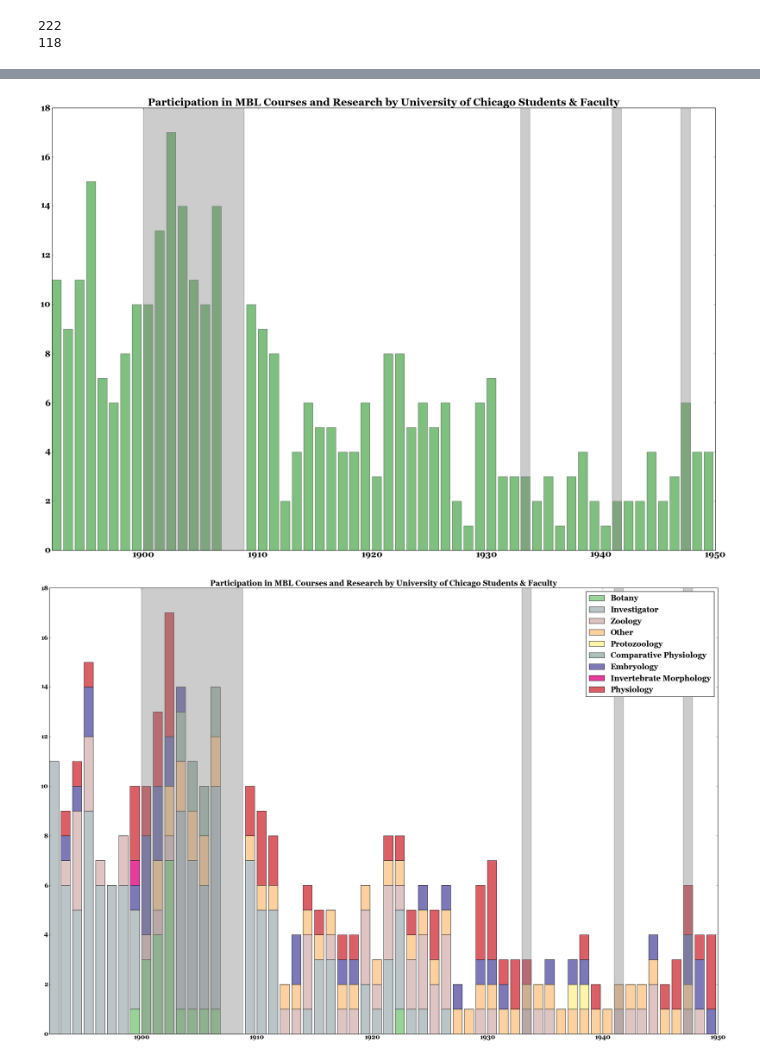
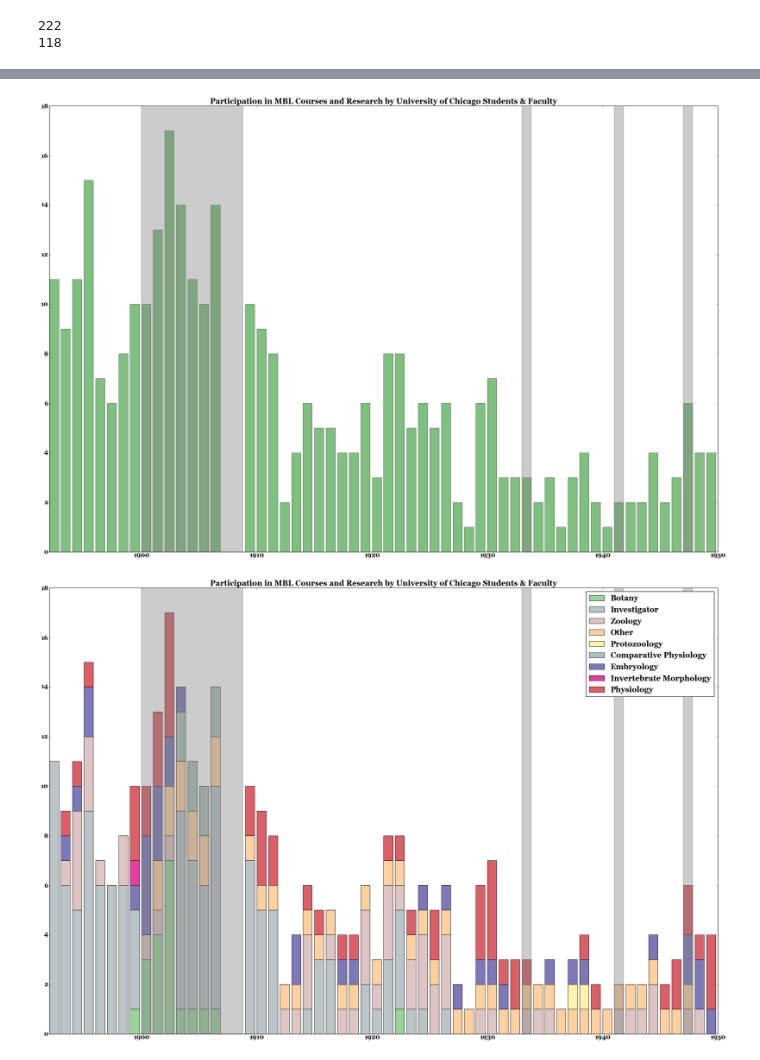
Before and after one commit to erickpeirson/MBL-course-data-visualizations, a Jupyter notebook: 2014-01-20 MBL Course Data.ipynb, the cells around one changed output, grey strips where cells are left out. Cells and saved outputs as stored; diff of their text form; code cells hidden in the pictures.

```diff
--- a/2014-01-20 MBL Course Data.ipynb
+++ b/2014-01-20 MBL Course Data.ipynb
@@ -234,30 +231,30 @@ cz = zip(np.arange(len(courses_year)), colors)
 # %%
 y_sum = np.zeros(courses_year.shape[1])
 for i in xrange(courses_year.shape[1]):
     y_sum[i] = np.sum(courses_year[:, i])
 
 fig = plt.figure(figsize=(30,20))
 
 font = {'family' : 'georgia',
         'weight' : 'bold',
-        'size'   : 22}
+        'size'   : 16}
 matplotlib.rc('font', **font)
 ax1 = plt.subplot(1, 1, 1)
 last = 0
 
 ax1.bar( range(1892,1950), y_sum, lw=1, color='green', alpha=0.5)
 
 ax1.add_patch(plt.Rectangle((1900,0), 8.8, 800, color='gray', alpha=0.4, lw=2))
 ax1.add_patch(plt.Rectangle((1933,0), 0.8, 800, color='gray', alpha=0.4, lw=2))
 ax1.add_patch(plt.Rectangle((1941,0), 0.8, 800, color='gray', alpha=0.4, lw=2))
 ax1.add_patch(plt.Rectangle((1947,0), 0.8, 800, color='gray', alpha=0.4, lw=2))
 
 plt.title('Participation in MBL Courses and Research by University of Chicago Students & Faculty')
 plt.xlim(1892,1950)
 
 plt.show()
 # %% [output]
-[figure, old version]
+[figure, new version]
 # %%
 y_stack = np.cumsum(courses_year, axis=0)
 
```
Also changed, not shown: parts of 3 cells of this notebook.
